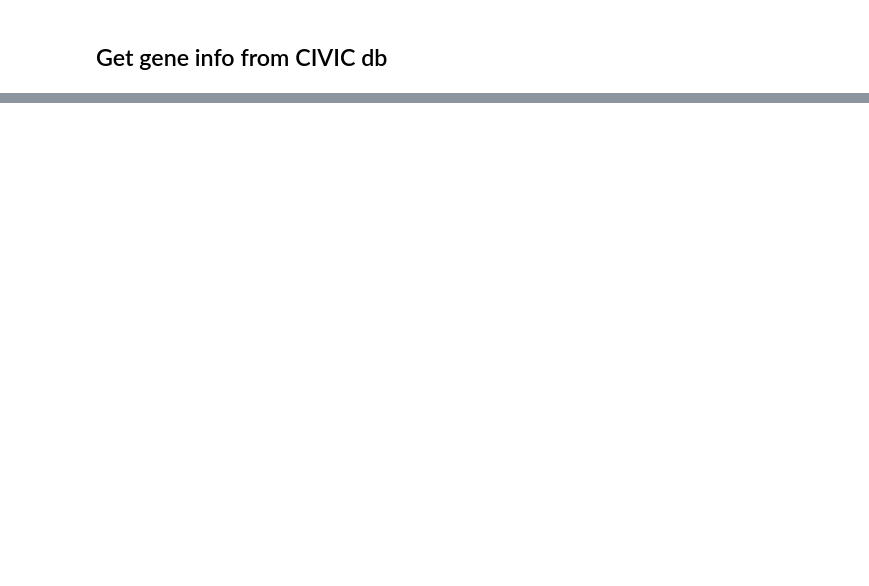
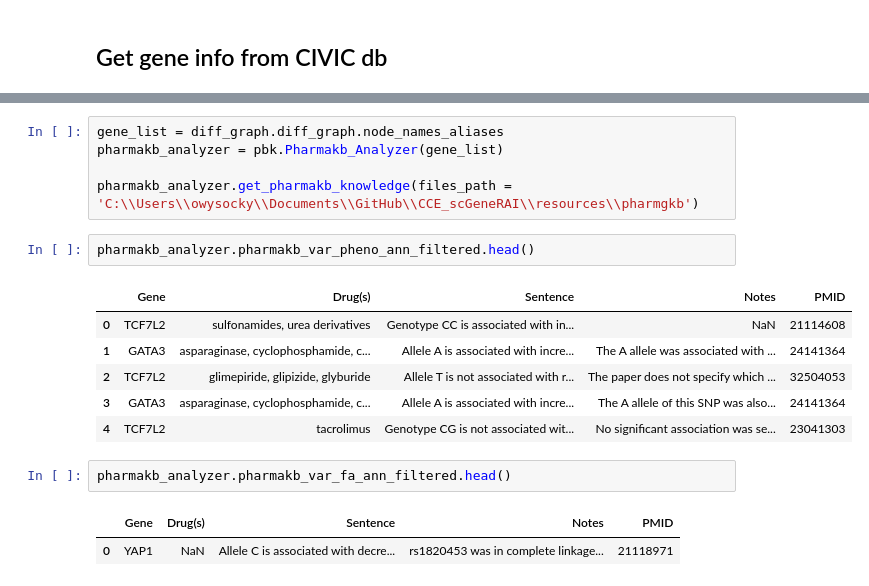
Before and after one commit to mjr-uom/CEE_DART_Navigator-main, a Jupyter notebook: notebooks/example_graph_comparison.ipynb, the cells around one changed output, grey strips where cells are left out. Saved outputs shown, nothing was run; the diff lists cells and outputs as text; blank space fills up the shorter version.

Commit message:
pharmakb, ge, resuorces, notebooks

```diff
--- a/notebooks/example_graph_comparison.ipynb
+++ b/notebooks/example_graph_comparison.ipynb
@@ -317,0 +454,19 @@ details_dict
+# %%
+gene_list = diff_graph.diff_graph.node_names_aliases
+pharmakb_analyzer = pbk.Pharmakb_Analyzer(gene_list)
+
+pharmakb_analyzer.get_pharmakb_knowledge(files_path = 'C:\\Users\\owysocky\\Documents\\GitHub\\CCE_scGeneRAI\\resources\\pharmgkb')
+# %%
+pharmakb_analyzer.pharmakb_var_pheno_ann_filtered.head()
+# %% [output]
+|  | Gene | Drug(s) | Sentence | Notes | PMID |
+| 0 | TCF7L2 | sulfonamides, urea derivatives | Genotype CC is associated with in... | NaN | 21114608 |
+| 1 | GATA3 | asparaginase, cyclophosphamide, c... | Allele A is associated with incre... | The A allele was associated with ... | 24141364 |
+| 2 | TCF7L2 | glimepiride, glipizide, glyburide | Allele T is not associated with r... | The paper does not specify which ... | 32504053 |
+| 3 | GATA3 | asparaginase, cyclophosphamide, c... | Allele A is associated with incre... | The A allele of this SNP was also... | 24141364 |
+| 4 | TCF7L2 | tacrolimus | Genotype CG is not associated wit... | No significant association was se... | 23041303 |
+# %%
+pharmakb_analyzer.pharmakb_var_fa_ann_filtered.head()
+# %% [output]
+|  | Gene | Drug(s) | Sentence | Notes | PMID |
+| 0 | YAP1 | NaN | Allele C is associated with decre... | rs1820453 was in complete linkage... | 21118971 |
```
Also changed, not shown: parts of 20 cells of this notebook, 25 other files.
